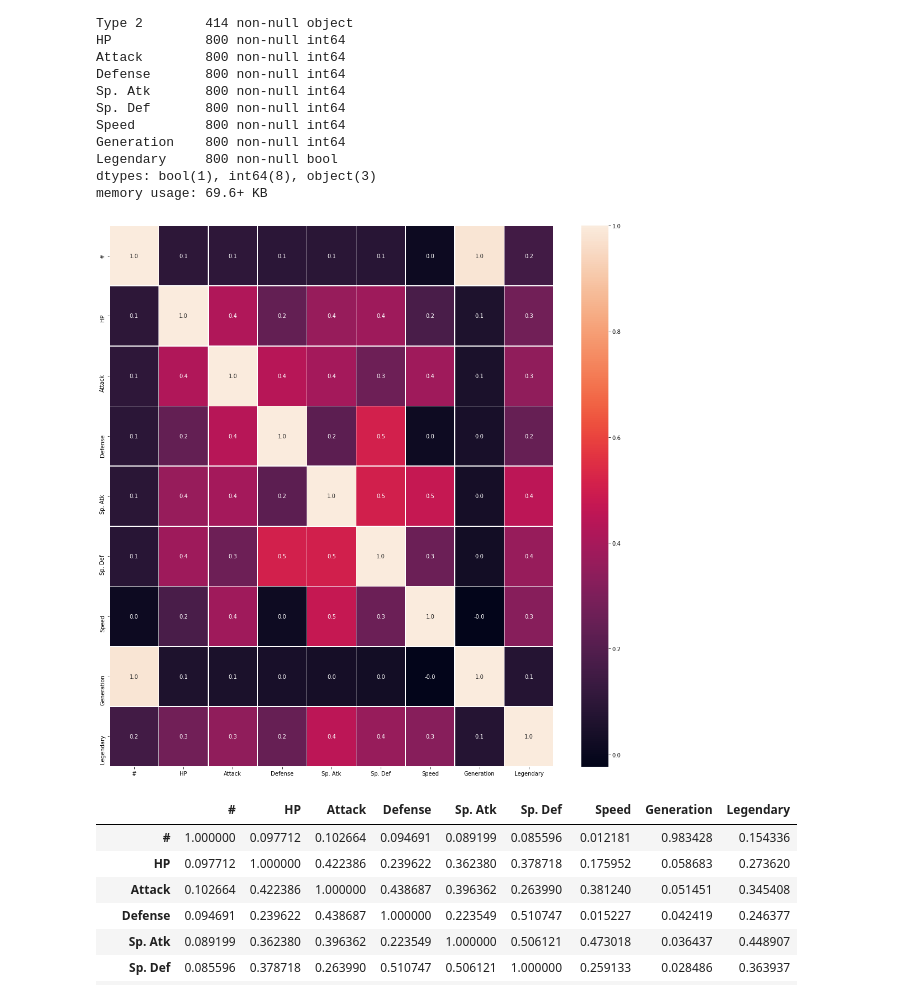
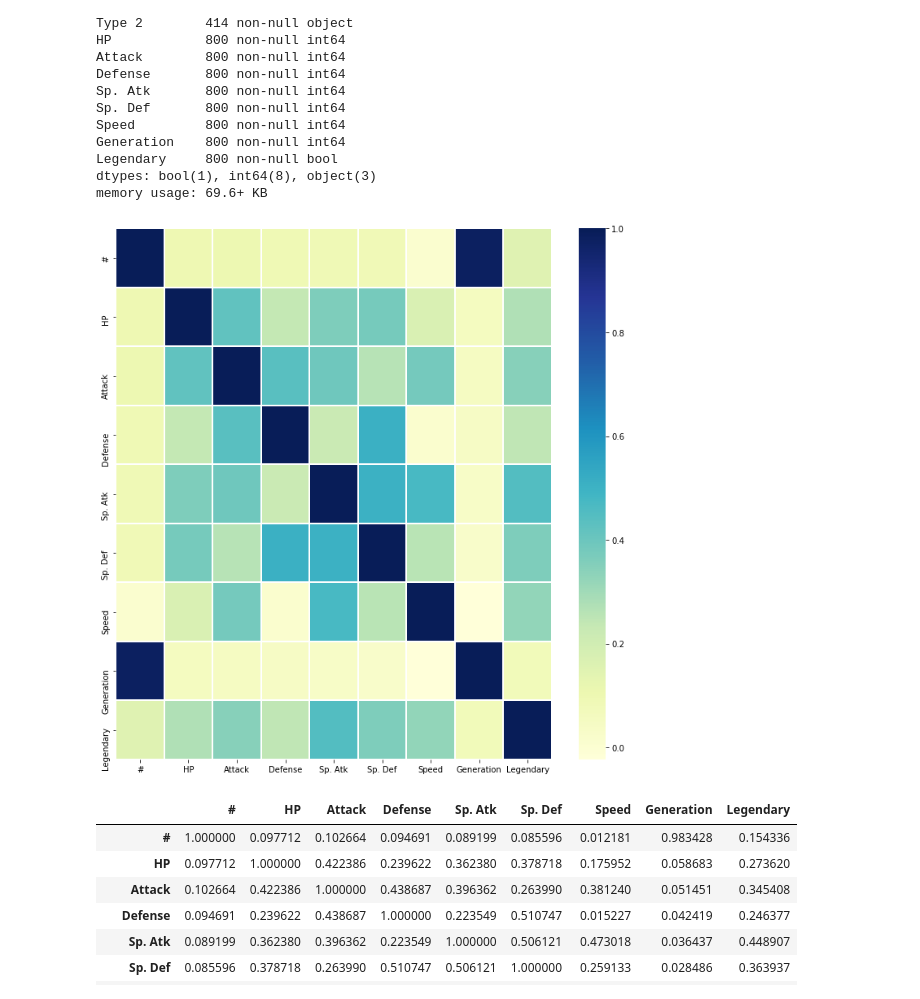
Before and after one commit to dannypadilla/pokemon-battle-predictor, a Jupyter notebook: pokemon-battle-prediction.ipynb, the cells around one changed output. Saved outputs shown, nothing was run; the diff lists cells and outputs as text; code cells hidden in the pictures.

```diff
--- a/pokemon-battle-prediction.ipynb
+++ b/pokemon-battle-prediction.ipynb
@@ -152,12 +152,12 @@ Legendary     800 non-null bool
 dtypes: bool(1), int64(8), object(3)
 memory usage: 69.6+ KB
 # %%
-f, ax = plt.subplots(figsize=(18,18))
-sns.heatmap(combined_df.corr(), annot=True, linewidth=.5, fmt='.1f', ax=ax, cmap="YlGnBu")
+f, ax = plt.subplots(figsize=(12,12))
+sns.heatmap(combined_df.corr(), annot=False, linewidth=1, ax=ax, cmap="YlGnBu")
 
 plt.show()
 # %% [output]
-[figure, old version]
+[figure, new version]
 # %%
 combined_df.corr()
 # %% [output]
```
